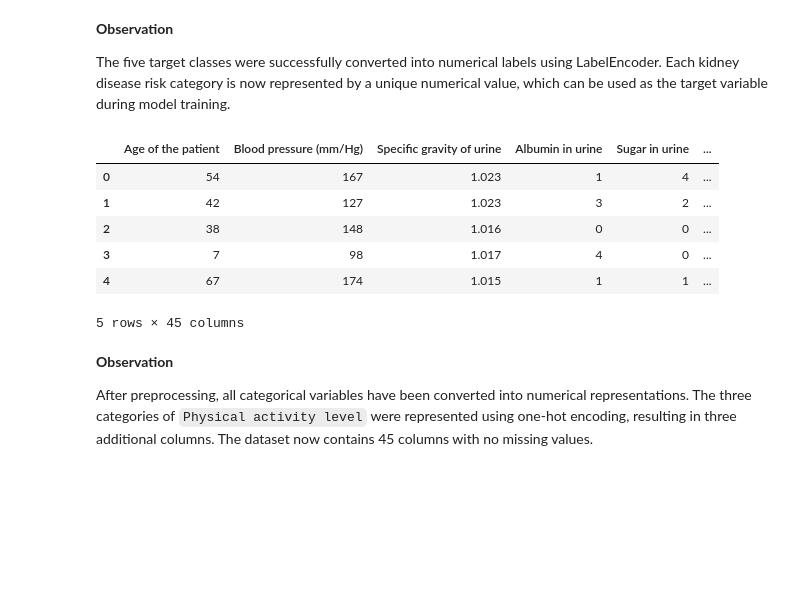
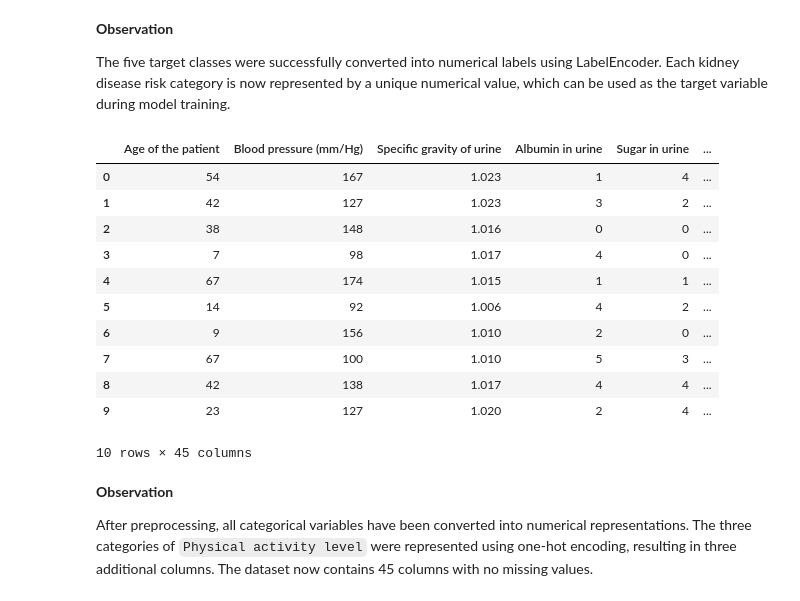
Before and after one commit to elgazar24/F21DL_Group_13, a Jupyter notebook: src/notebooks/Feature_Engineering/Feature_Engineering.ipynb, the cells around one changed output. Cells and saved outputs as stored; diff of their text form; code cells hidden in the pictures; blank space fills up the shorter version.

```diff
--- a/src/notebooks/Feature_Engineering/Feature_Engineering.ipynb
+++ b/src/notebooks/Feature_Engineering/Feature_Engineering.ipynb
@@ -196,15 +201,20 @@ print(dict(zip(label_encoder.classes_, label_encoder.transform(label_encoder.cla
 
 The five target classes were successfully converted into numerical labels using LabelEncoder. Each kidney disease risk category is now represented by a unique numerical value, which can be used as the target variable during model training.
 # %%
-df_processed.head()
+df_processed.head(10)
 # %% [output]
 |  | Age of the patient | Blood pressure (mm/Hg) | Specific gravity of urine | Albumin in urine | Sugar in urine | ... |
 | 0 | 54 | 167 | 1.023 | 1 | 4 | ... |
 | 1 | 42 | 127 | 1.023 | 3 | 2 | ... |
 | 2 | 38 | 148 | 1.016 | 0 | 0 | ... |
 | 3 | 7 | 98 | 1.017 | 4 | 0 | ... |
 | 4 | 67 | 174 | 1.015 | 1 | 1 | ... |
+| 5 | 14 | 92 | 1.006 | 4 | 2 | ... |
+| 6 | 9 | 156 | 1.010 | 2 | 0 | ... |
+| 7 | 67 | 100 | 1.010 | 5 | 3 | ... |
+| 8 | 42 | 138 | 1.017 | 4 | 4 | ... |
+| 9 | 23 | 127 | 1.020 | 2 | 4 | ... |
-5 rows × 45 columns
+10 rows × 45 columns
 # %% [markdown]
 **Observation**
 
```
Also changed, not shown: parts of 2 cells of this notebook, 1 other file.
